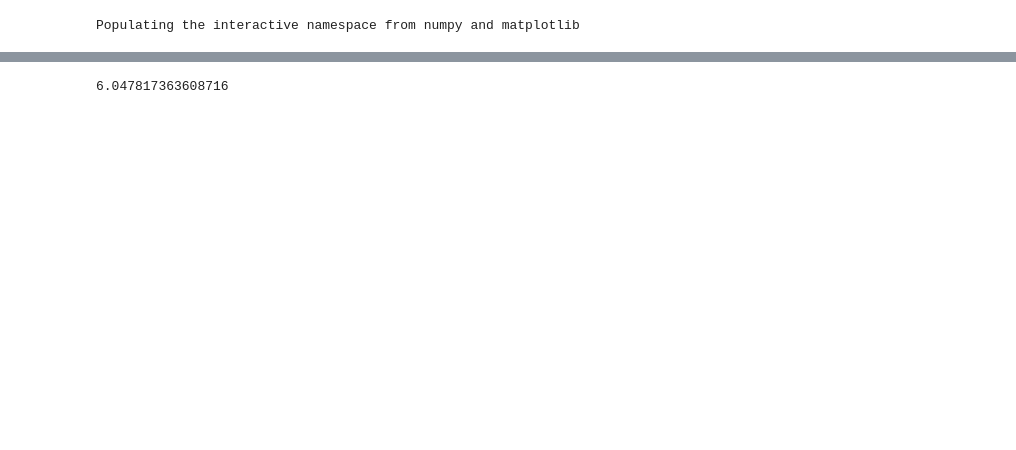
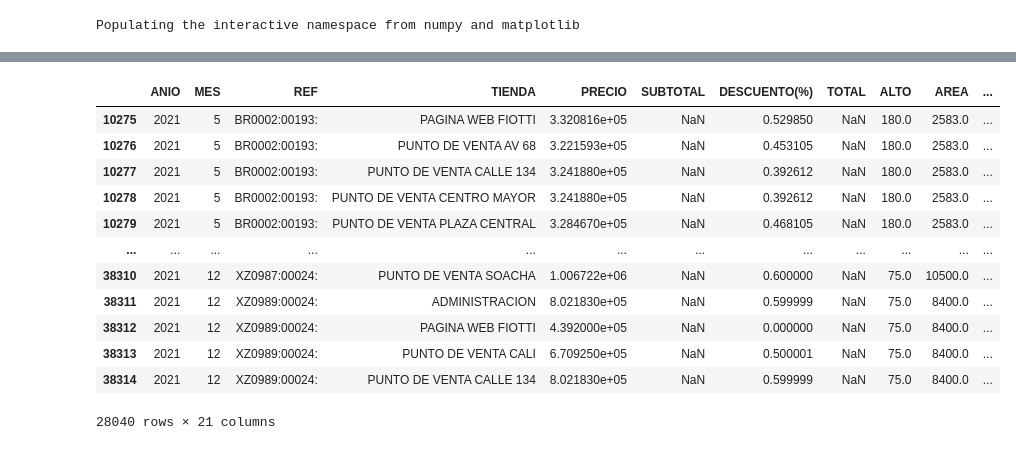
Before and after one commit to JuanMaVelezPa/DS4A_Project, a Jupyter notebook: ModelTest.ipynb, the cells around one changed output, grey strips where cells are left out. Drawn from its saved outputs; the diff is of its cells as text; code cells hidden in the pictures; blank space fills up the shorter version.

```diff
--- a/ModelTest.ipynb
+++ b/ModelTest.ipynb
@@ -83,4 +93,0 @@ GradientBoostingRegressor(max_depth=2, n_estimators=300)
-# %%
-mse(model.predict(x_test),y_test)
-# %% [output]
-6.047817363608716
@@ -89,0 +94,18 @@ res = df.groupby(['REF','DATE']).sum().reset_index()
+# %%
+total = pd.concat([pasado.drop(columns='CANTIDAD').copy(),futuro.copy()]).reset_index(drop=True)
+particion = 10275
+total[particion:]
+# %% [output]
+|  | ANIO | MES | REF | TIENDA | PRECIO | SUBTOTAL | DESCUENTO(%) | TOTAL | ALTO | AREA | ... |
+| 10275 | 2021 | 5 | BR0002:00193: | PAGINA WEB FIOTTI | 3.320816e+05 | NaN | 0.529850 | NaN | 180.0 | 2583.0 | ... |
+| 10276 | 2021 | 5 | BR0002:00193: | PUNTO DE VENTA AV 68 | 3.221593e+05 | NaN | 0.453105 | NaN | 180.0 | 2583.0 | ... |
+| 10277 | 2021 | 5 | BR0002:00193: | PUNTO DE VENTA CALLE 134 | 3.241880e+05 | NaN | 0.392612 | NaN | 180.0 | 2583.0 | ... |
+| 10278 | 2021 | 5 | BR0002:00193: | PUNTO DE VENTA CENTRO MAYOR | 3.241880e+05 | NaN | 0.392612 | NaN | 180.0 | 2583.0 | ... |
+| 10279 | 2021 | 5 | BR0002:00193: | PUNTO DE VENTA PLAZA CENTRAL | 3.284670e+05 | NaN | 0.468105 | NaN | 180.0 | 2583.0 | ... |
+| ... | ... | ... | ... | ... | ... | ... | ... | ... | ... | ... | ... |
+| 38310 | 2021 | 12 | XZ0987:00024: | PUNTO DE VENTA SOACHA | 1.006722e+06 | NaN | 0.600000 | NaN | 75.0 | 10500.0 | ... |
+| 38311 | 2021 | 12 | XZ0989:00024: | ADMINISTRACION | 8.021830e+05 | NaN | 0.599999 | NaN | 75.0 | 8400.0 | ... |
+| 38312 | 2021 | 12 | XZ0989:00024: | PAGINA WEB FIOTTI | 4.392000e+05 | NaN | 0.000000 | NaN | 75.0 | 8400.0 | ... |
+| 38313 | 2021 | 12 | XZ0989:00024: | PUNTO DE VENTA CALI | 6.709250e+05 | NaN | 0.500001 | NaN | 75.0 | 8400.0 | ... |
+| 38314 | 2021 | 12 | XZ0989:00024: | PUNTO DE VENTA CALLE 134 | 8.021830e+05 | NaN | 0.599999 | NaN | 75.0 | 8400.0 | ... |
+28040 rows × 21 columns
```
Also changed, not shown: parts of 17 cells of this notebook, 7 other files.
